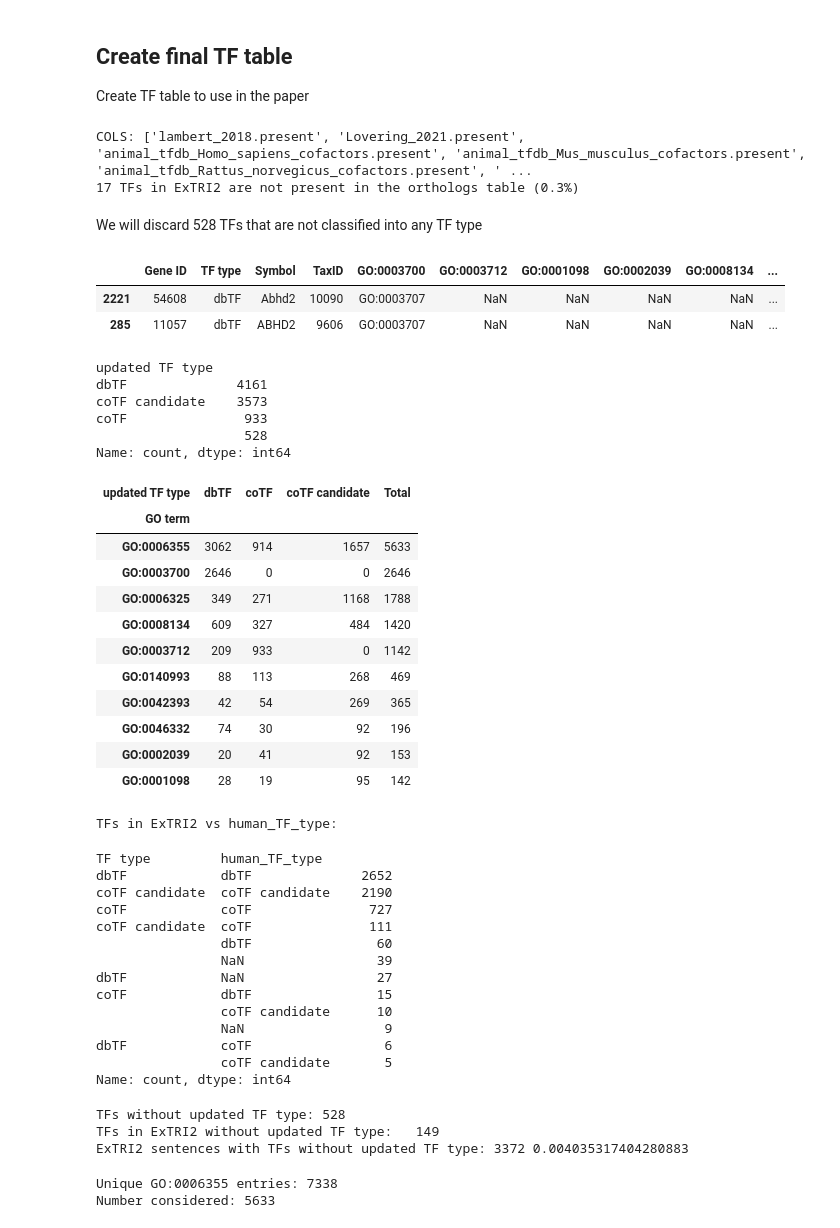
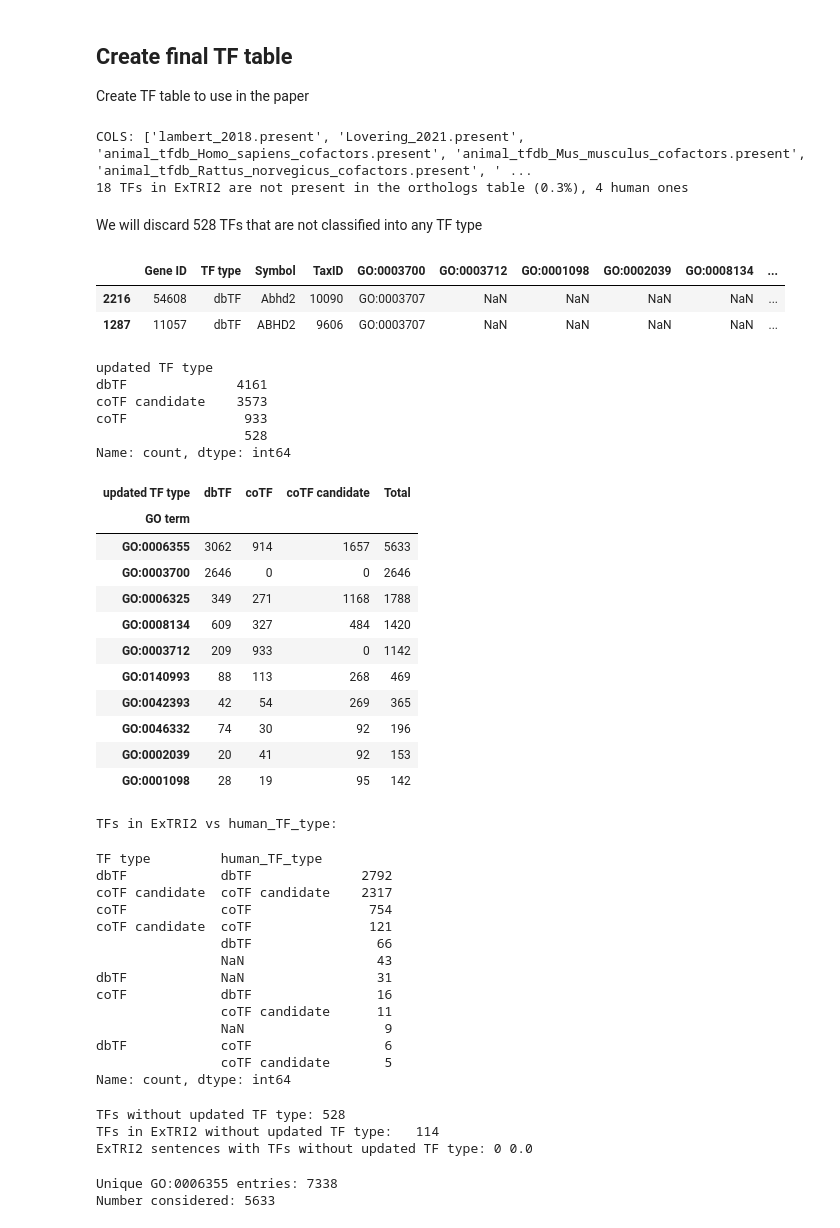
Before and after one commit to Rbbt-Workflows/ExTRI2, a Jupyter notebook: scripts/preprocessing/get_NCBI_TF_IDs.ipynb, the cells around one changed output. Drawn from its saved outputs; the diff is of its cells as text; code cells hidden in the pictures.

Commit message:
Fixed a bug in all_TFs table

```diff
--- a/scripts/preprocessing/get_NCBI_TF_IDs.ipynb
+++ b/scripts/preprocessing/get_NCBI_TF_IDs.ipynb
@@ -482,7 +482,7 @@ TFs_df.loc[TFs_df['TaxID'] != '9606',  ['TFclass_human', 'animal_tfdb_Homo_sapie
 TFs_df.loc[TFs_df['TaxID'] != '10090', ['TFclass_mouse', 'animal_tfdb_Mus_musculus_cofactors.present', 'tcof_cotf_mouse.present']] = np.nan
 TFs_df.loc[TFs_df['TaxID'] != '10116', ['TFclass_rat',   'animal_tfdb_Rattus_norvegicus_cofactors.present']] = np.nan
 
-# --- CREATE NEW CATEGORISATION
+# --- CREATE NEW CATEGORISATION ---
 new_categorisation = {
     'dbTF': GO_dbTF + [col for col in TFCheckpoint_cols['dbTF'] if col not in ['TFclass.present.merged']] + ['TFclass_human', 'TFclass_mouse', 'TFclass_rat'],
     'coTF candidate': GO_coTF + TFCheckpoint_cols['coTF'] + ["GO:0006355"],
@@ -499,19 +499,24 @@ for tf_type in ['coTF candidate', 'coTF', 'dbTF']:
 # --- CLEAN UP & SAVE ---
 
 # Create column if in ExTRI2 dataset
-ExTRI2_df = pd.read_csv("../../results/ExTRI2_final_resource.tsv", sep="\t", dtype='str')
-TFs_df["In ExTRI"] = TFs_df['Gene ID'].isin(ExTRI2_df['TF Id'])
+ExTRI2_df = pd.read_csv("../../data/paper_tables/ExTRI2_final_resource.tsv", sep="\t", dtype='str')
+geneIDs_in_ExTRI2 = {id for col in ['TF Id', 'TG Id'] for ids in ExTRI2_df[col].unique() for id in ids.split(';')}
+
+TFs_df["In ExTRI"] = TFs_df['Gene ID'].isin(geneIDs_in_ExTRI2)
 
 # Add orthologs information
 all_orthologs_df = pd.read_csv("../../data/postprocessing/tables/orthologs_final.tsv", sep="\t", dtype='str').set_index('Gene_ID')
-TFs_df['human_gene_ID'] = TFs_df['Gene ID'].map(all_orthologs_df['unique_human_gene_ID'])
+TFs_df['human_gene_ID']     = TFs_df['Gene ID'].map(all_orthologs_df['unique_human_gene_ID'])
 TFs_df['human_symbol']      = TFs_df['Gene ID'].map(all_orthologs_df['unique_human_gene_symbol'])
 TFs_df['hgnc_id']           = TFs_df['Gene ID'].map(all_orthologs_df['unique_HGNC_ID'])
 
+# Fill in human ones not present in orthologs_df (those that weren't in Ensembl)
 m_missing = (TFs_df['In ExTRI'] & ~TFs_df['Gene ID'].isin(all_orthologs_df.index))
-print(f"{m_missing.sum()} TFs in ExTRI2 are not present in the orthologs table ({m_missing.sum() / TFs_df['In ExTRI'].sum():.1%})")
+m_missing_human = m_missing & (TFs_df['TaxID'] == '9606')
+print(f"{m_missing.sum()} TFs in ExTRI2 are not present in the orthologs table ({m_missing.sum() / TFs_df['In ExTRI'].sum():.1%}), {(m_missing_human).sum()} human ones")
 
-
+TFs_df.loc[m_missing_human, 'human_gene_ID'] = TFs_df.loc[m_missing_human, 'Gene ID']
+TFs_df.loc[m_missing_human, 'human_symbol']  = TFs_df.loc[m_missing_human, 'Symbol']
 # Assertions
 assert len(TFs_df) == len(set(TFs_df['Gene ID'])), "There are duplicated Gene IDs in the TFs_df"
 
@@ -562,36 +567,36 @@ TFs_in_ExTRI2['human_TF_type'] = TFs_in_ExTRI2['human_gene_ID'].map(tf_type_map)
 
 
 # Save the table
 TFs_in_ExTRI2.to_csv("../../data/paper_tables/TFs_in_ExTRI2.tsv", sep="\t", index=False)
 
 # --- SHOW STATS ---
 pd.set_option('display.max_columns', None)
 display(TFs_df.head(2))
 display(TFs_df['updated TF type'].value_counts(dropna=False))
 
 # Show updated TF types per GO term
 summary = (
     TFs_df
     .melt(id_vars="updated TF type", value_vars=[c for c in TFs_df.columns if c.startswith("GO:")],
           var_name="GO term", value_name="present")
     .assign(present=lambda d: d["present"].notna())
     .query("present == True")
     .groupby(["GO term", "updated TF type"], observed=True)
     .size()
     .unstack(fill_value=0)       # columns = updated TF type
 )
 summary["Total"] = summary.sum(axis=1)
 display(summary.sort_values("Total", ascending=False))
 
 print("TFs in ExTRI2 vs human_TF_type:")
 display(TFs_in_ExTRI2[['TF type', 'human_TF_type']].value_counts(dropna=False))
 # %% [output]
 COLS: ['lambert_2018.present', 'Lovering_2021.present', 'animal_tfdb_Homo_sapiens_cofactors.present', 'animal_tfdb_Mus_musculus_cofactors.present', 'animal_tfdb_Rattus_norvegicus_cofactors.present', ' ...
-17 TFs in ExTRI2 are not present in the orthologs table (0.3%)
+18 TFs in ExTRI2 are not present in the orthologs table (0.3%), 4 human ones
 We will discard 528 TFs that are not classified into any TF type
 |  | Gene ID | TF type | Symbol | TaxID | GO:0003700 | GO:0003712 | GO:0001098 | GO:0002039 | GO:0008134 | ... |
-| 2221 | 54608 | dbTF | Abhd2 | 10090 | GO:0003707 | NaN | NaN | NaN | NaN | ... |
-| 285 | 11057 | dbTF | ABHD2 | 9606 | GO:0003707 | NaN | NaN | NaN | NaN | ... |
+| 2216 | 54608 | dbTF | Abhd2 | 10090 | GO:0003707 | NaN | NaN | NaN | NaN | ... |
+| 1287 | 11057 | dbTF | ABHD2 | 9606 | GO:0003707 | NaN | NaN | NaN | NaN | ... |
 updated TF type
 dbTF              4161
 coTF candidate    3573
@@ -612,15 +617,15 @@ Name: count, dtype: int64
 | GO:0001098 | 28 | 19 | 95 | 142 |
 TFs in ExTRI2 vs human_TF_type:
 TF type         human_TF_type
-dbTF            dbTF              2652
-coTF candidate  coTF candidate    2190
-coTF            coTF               727
-coTF candidate  coTF               111
-                dbTF                60
-                NaN                 39
-dbTF            NaN                 27
-coTF            dbTF                15
-                coTF candidate      10
+dbTF            dbTF              2792
+coTF candidate  coTF candidate    2317
+coTF            coTF               754
+coTF candidate  coTF               121
+                dbTF                66
+                NaN                 43
+dbTF            NaN                 31
+coTF            dbTF                16
+                coTF candidate      11
                 NaN                  9
 dbTF            coTF                 6
                 coTF candidate       5
@@ -632,8 +637,8 @@ m = TFs_df['In ExTRI'] & (TFs_df['updated TF type'] == '')
 print("ExTRI2 sentences with TFs without updated TF type:", ExTRI2_df['TF Id'].isin(TFs_df[m]['Gene ID']).sum(), (ExTRI2_df['TF Id'].isin(TFs_df[m]['Gene ID'])).sum() / len(ExTRI2_df))
 # %% [output]
 TFs without updated TF type: 528
-TFs in ExTRI2 without updated TF type:   149
-ExTRI2 sentences with TFs without updated TF type: 3372 0.004035317404280883
+TFs in ExTRI2 without updated TF type:   114
+ExTRI2 sentences with TFs without updated TF type: 0 0.0
 # %%
 # Check how many GO:0006355 we retrieve
 GO_term = "GO:0006355"
```
Also changed, not shown: parts of 3 cells of this notebook, 7 other files.
